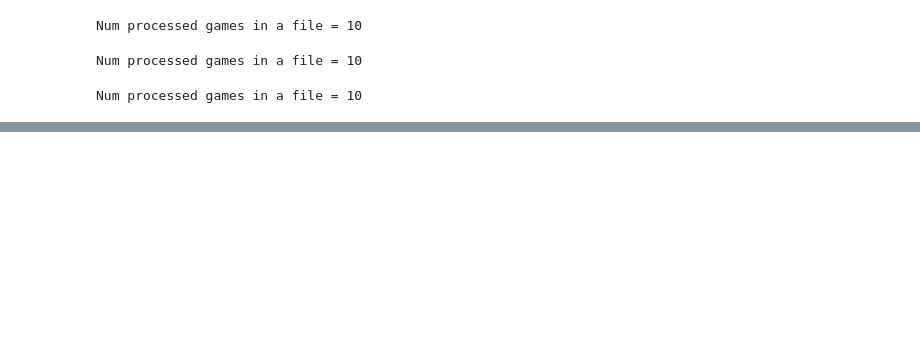
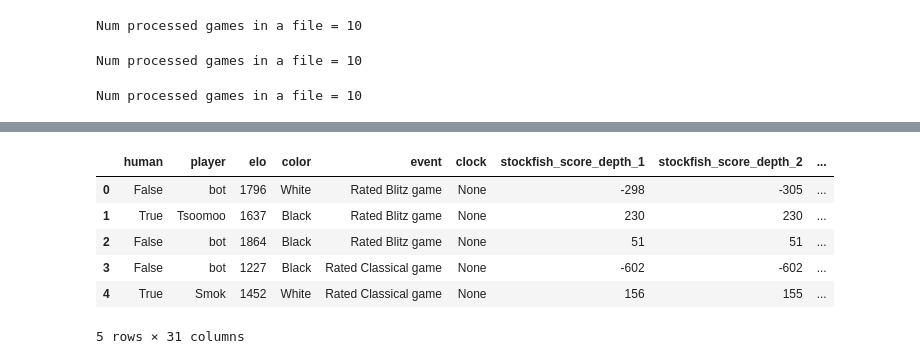
Before and after one commit to MatTheTab/PikeBot, a Jupyter notebook: Data_reading_tutorial.ipynb, the cells around one changed output, grey strips where cells are left out. Cells and saved outputs as stored; diff of their text form; code cells hidden in the pictures; blank space fills up the shorter version.

```diff
--- a/Data_reading_tutorial.ipynb
+++ b/Data_reading_tutorial.ipynb
@@ -49 +39,11 @@ dataframes_test[0].head()
+# %%
+df_test.head()
+# %% [output]
+|  | human | player | elo | color | event | clock | stockfish_score_depth_1 | stockfish_score_depth_2 | ... |
+| 0 | False | bot | 1796 | White | Rated Blitz game | None | -298 | -305 | ... |
+| 1 | True | Tsoomoo | 1637 | Black | Rated Blitz game | None | 230 | 230 | ... |
+| 2 | False | bot | 1864 | Black | Rated Blitz game | None | 51 | 51 | ... |
+| 3 | False | bot | 1227 | Black | Rated Classical game | None | -602 | -602 | ... |
+| 4 | True | Smok | 1452 | White | Rated Classical game | None | 156 | 155 | ... |
+5 rows × 31 columns
 # %%
```
Also changed, not shown: parts of 16 cells of this notebook.
